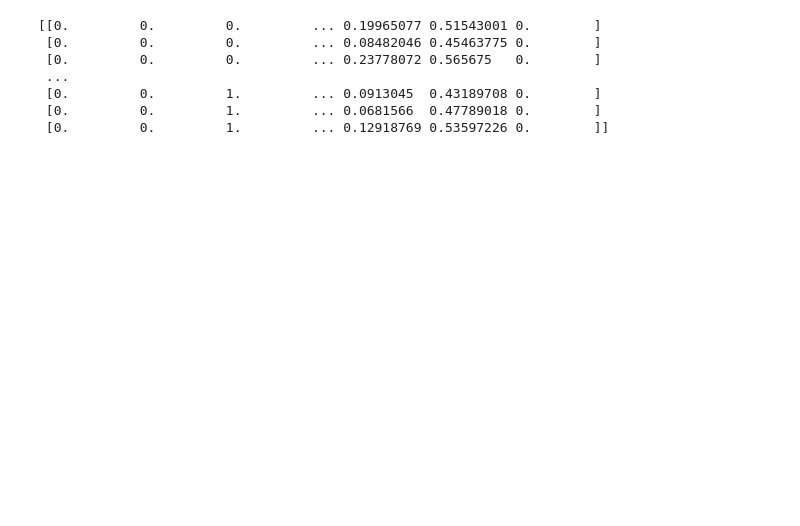
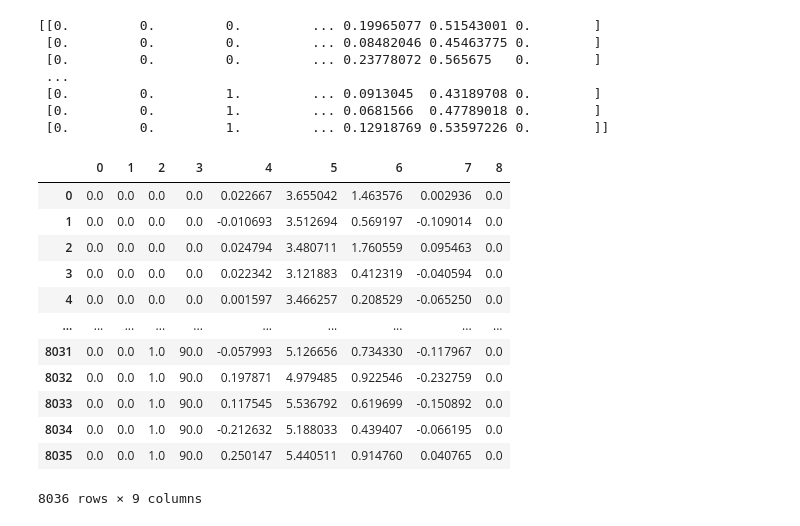
Before and after one commit to norrisrahman/Final-Project-Signal-and-System, a Jupyter notebook: Main.ipynb, the cells around one changed output. Cells and saved outputs as stored; diff of their text form; code cells hidden in the pictures; blank space fills up the shorter version.

```diff
--- a/Main.ipynb
+++ b/Main.ipynb
@@ -191,3 +261,20 @@ print(data)
+# %%
+data = pd.DataFrame(data)
+display(data)
+# %% [output]
+|  | 0 | 1 | 2 | 3 | 4 | 5 | 6 | 7 | 8 |
+| 0 | 0.0 | 0.0 | 0.0 | 0.0 | 0.022667 | 3.655042 | 1.463576 | 0.002936 | 0.0 |
+| 1 | 0.0 | 0.0 | 0.0 | 0.0 | -0.010693 | 3.512694 | 0.569197 | -0.109014 | 0.0 |
+| 2 | 0.0 | 0.0 | 0.0 | 0.0 | 0.024794 | 3.480711 | 1.760559 | 0.095463 | 0.0 |
+| 3 | 0.0 | 0.0 | 0.0 | 0.0 | 0.022342 | 3.121883 | 0.412319 | -0.040594 | 0.0 |
+| 4 | 0.0 | 0.0 | 0.0 | 0.0 | 0.001597 | 3.466257 | 0.208529 | -0.065250 | 0.0 |
+| ... | ... | ... | ... | ... | ... | ... | ... | ... | ... |
+| 8031 | 0.0 | 0.0 | 1.0 | 90.0 | -0.057993 | 5.126656 | 0.734330 | -0.117967 | 0.0 |
+| 8032 | 0.0 | 0.0 | 1.0 | 90.0 | 0.197871 | 4.979485 | 0.922546 | -0.232759 | 0.0 |
+| 8033 | 0.0 | 0.0 | 1.0 | 90.0 | 0.117545 | 5.536792 | 0.619699 | -0.150892 | 0.0 |
+| 8034 | 0.0 | 0.0 | 1.0 | 90.0 | -0.212632 | 5.188033 | 0.439407 | -0.066195 | 0.0 |
+| 8035 | 0.0 | 0.0 | 1.0 | 90.0 | 0.250147 | 5.440511 | 0.914760 | 0.040765 | 0.0 |
+8036 rows × 9 columns
 # %%
 from sklearn.model_selection import train_test_split
 X_train, X_test, y_train, y_test = train_test_split(
```
Also changed, not shown: parts of 14 cells of this notebook, 8 other files.
